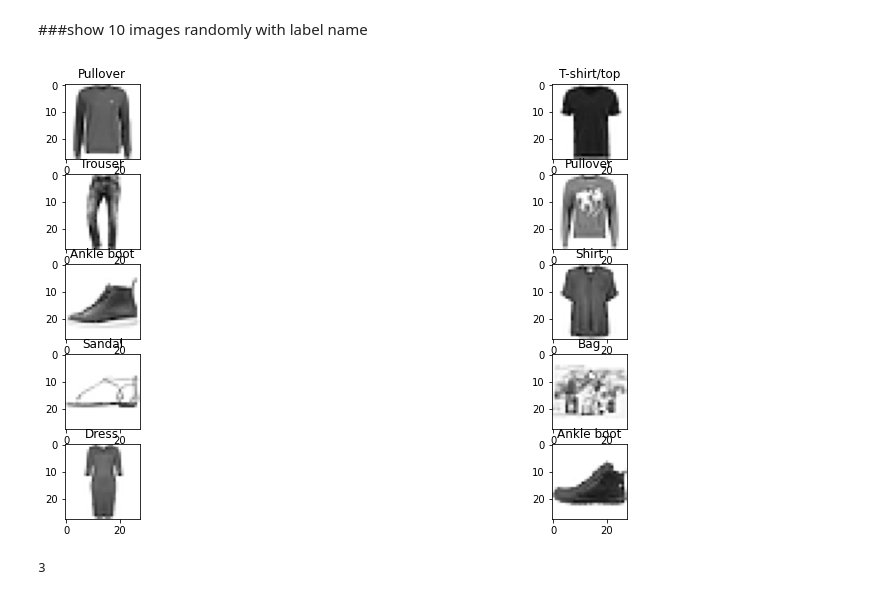
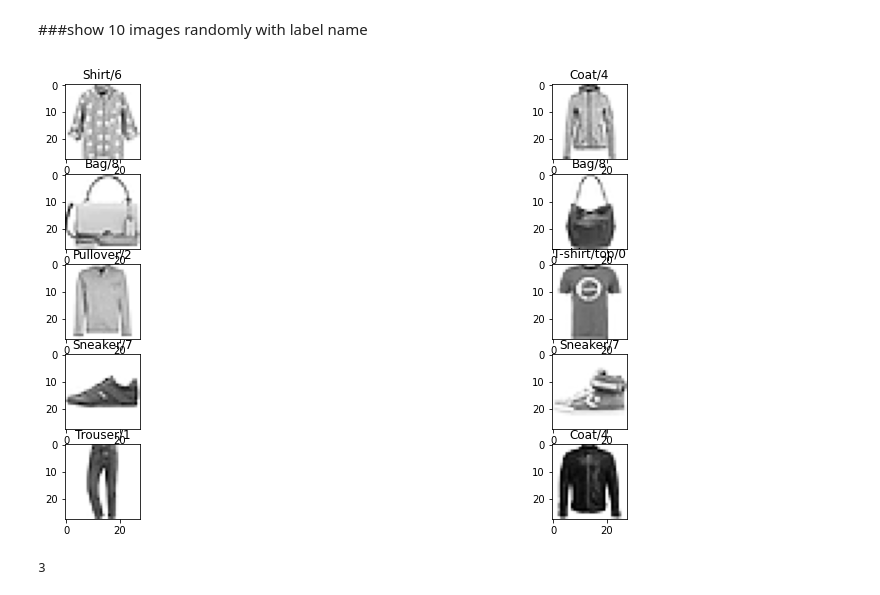
Before and after one commit to sardarmonsoorsait/cnnproject_mnist, a Jupyter notebook: cnnproject_mnist.ipynb, the cells around one changed output. Drawn from its saved outputs; the diff is of its cells as text; code cells hidden in the pictures.

```diff
--- a/cnnproject_mnist.ipynb
+++ b/cnnproject_mnist.ipynb
@@ -156,14 +64,14 @@ Text(0.5, 1.0, 'Sandal')
 # %%
 j=1
 plt.figure(figsize=(16,8))
 for i in np.random.randint(0,1000,10):
   plt.subplot(5,2,j)
   j+=1
  # plt.figure(figsize=(16,8))
   plt.imshow(X_train[i],cmap="Greys")
-  plt.title(class_labels[y_train[i]])
+  plt.title('{}/{}'.format(class_labels[y_train[i]],y_train[i]))
 # %% [output]
-[figure, old version]
+[figure, new version]
 # %%
 X_train.ndim
 # %% [output]
```
Also changed, not shown: parts of 14 cells of this notebook.
